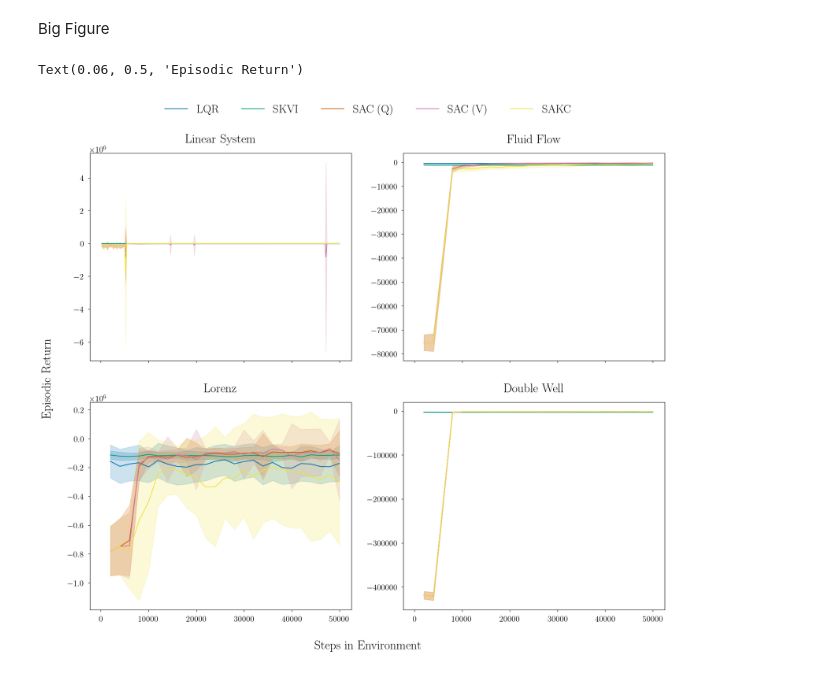
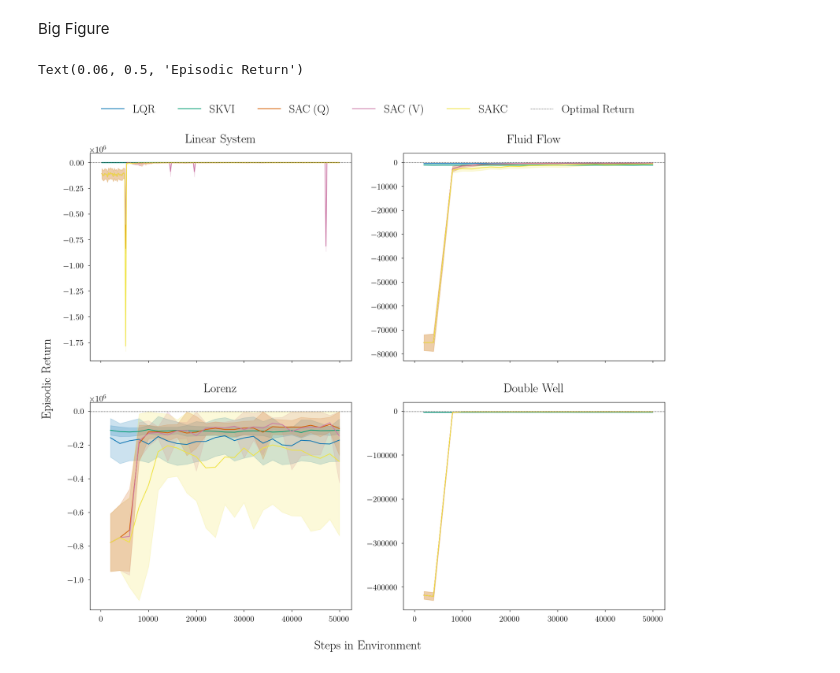
Before and after one commit to ludgerpaehler/KoopmanRLBenchmarking, a Jupyter notebook: evaluations/episodic_returns.ipynb, the cells around one changed output. Saved outputs shown, nothing was run; the diff lists cells and outputs as text; code cells hidden in the pictures.

Commit message:
Plotting Notebooks
Backing the notebooks for the plotting of the result figures up.

```diff
--- a/evaluations/episodic_returns.ipynb
+++ b/evaluations/episodic_returns.ipynb
@@ -164,6 +207,15 @@ ystd_lorenz_sac_v = sac_v_lorenz_df.std(axis=1)
 # SAKC
 ymean_lorenz_sakc = sakc_lorenz_df.mean(axis=1)
 ystd_lorenz_sakc = sakc_lorenz_df.std(axis=1)
+
+# Optimal return
+lorenz_optimal = np.max([
+    lqr_lorenz_df.max(axis=None),
+    skvi_lorenz_df.max(axis=None),
+    sac_q_lorenz_df.max(axis=None),
+    sac_v_lorenz_df.max(axis=None),
+    sakc_lorenz_df.max(axis=None)
+])
 # %% [markdown]
 Double Well:
 # %%
@@ -188,6 +240,15 @@ ystd_double_well_sac_v = sac_v_double_well_df.std(axis=1)
 # SAKC
 ymean_double_well_sakc = sakc_double_well_df.mean(axis=1)
 ystd_double_well_sakc = sakc_double_well_df.std(axis=1)
+
+# Optimal return
+double_well_optimal = np.max([
+    lqr_double_well_df.max(axis=None),
+    skvi_double_well_df.max(axis=None),
+    sac_q_double_well_df.max(axis=None),
+    sac_v_double_well_df.max(axis=None),
+    sakc_double_well_df.max(axis=None)
+])
 # %% [markdown]
 Big Figure
 # %%
@@ -195,62 +256,66 @@ fig, axes = plt.subplots(2, 2, figsize=(20, 16), sharex=True)
 
 # Linear System
 axes[0, 0].plot(lqr_linear_system_df.index, ymean_linear_system_lqr, color='#0072B2', label="LQR")
-axes[0, 0].fill_between(lqr_linear_system_df.index, ymean_linear_system_lqr - ystd_linear_system_lqr, ymean_linear_system_lqr + ystd_linear_system_lqr, color='#0072B2', alpha=.2)
+axes[0, 0].fill_between(lqr_linear_system_df.index, ymean_linear_system_lqr - ystd_linear_system_lqr, (ymean_linear_system_lqr + ystd_linear_system_lqr).clip(upper=linear_system_optimal), color='#0072B2', alpha=.2)
 axes[0, 0].plot(skvi_linear_system_df.index, ymean_linear_system_skvi, color='#009E73', label="SKVI")
-axes[0, 0].fill_between(skvi_linear_system_df.index, ymean_linear_system_skvi - ystd_linear_system_skvi, ymean_linear_system_skvi + ystd_linear_system_skvi, color='#0072B2', alpha=.2)
+axes[0, 0].fill_between(skvi_linear_system_df.index, ymean_linear_system_skvi - ystd_linear_system_skvi, (ymean_linear_system_skvi + ystd_linear_system_skvi).clip(upper=linear_system_optimal), color='#0072B2', alpha=.2)
 axes[0, 0].plot(sac_q_linear_system_df.index, ymean_linear_system_sac_q, color='#D55E00', label="SAC (Q)")
-axes[0, 0].fill_between(sac_q_linear_system_df.index, ymean_linear_system_sac_q - ystd_linear_system_sac_q, ymean_linear_system_sac_q + ystd_linear_system_sac_q, color='#D55E00', alpha=.2)
+axes[0, 0].fill_between(sac_q_linear_system_df.index, ymean_linear_system_sac_q - ystd_linear_system_sac_q, (ymean_linear_system_sac_q + ystd_linear_system_sac_q).clip(upper=linear_system_optimal), color='#D55E00', alpha=.2)
 axes[0, 0].plot(sac_v_linear_system_df.index, ymean_linear_system_sac_v, color='#CC79A7', label="SAC (V)")
-axes[0, 0].fill_between(sac_v_linear_system_df.index, ymean_linear_system_sac_v - ystd_linear_system_sac_v, ymean_linear_system_sac_v + ystd_linear_system_sac_v, color='#CC79A7', alpha=.2)
+axes[0, 0].fill_between(sac_v_linear_system_df.index, ymean_linear_system_sac_v - ystd_linear_system_sac_v, (ymean_linear_system_sac_v + ystd_linear_system_sac_v).clip(upper=linear_system_optimal), color='#CC79A7', alpha=.2)
 axes[0, 0].plot(sakc_linear_system_df.index, ymean_linear_system_sakc, color='#F0E442', label="SAKC")
-axes[0, 0].fill_between(sakc_linear_system_df.index, ymean_linear_system_sakc - ystd_linear_system_sakc, ymean_linear_system_sakc + ystd_linear_system_sakc, color='#F0E442', alpha=.2)
+axes[0, 0].fill_between(sakc_linear_system_df.index, ymean_linear_system_sakc - ystd_linear_system_sakc, (ymean_linear_system_sakc + ystd_linear_system_sakc).clip(upper=linear_system_optimal), color='#F0E442', alpha=.2)
 axes[0, 0].set_title('Linear System', fontsize=24, pad=20)
+axes[0, 0].axhline(linear_system_optimal, linestyle='-.', color='black', linewidth=0.5, label="Optimal Return")
 
 # Fluid Flow
 axes[0, 1].plot(lqr_fluid_flow_df.index, ymean_fluid_flow_lqr, color='#0072B2')
-axes[0, 1].fill_between(lqr_fluid_flow_df.index, ymean_fluid_flow_lqr - ystd_fluid_flow_lqr, ymean_fluid_flow_lqr + ystd_fluid_flow_lqr, color='#0072B2', alpha=.2)
+axes[0, 1].fill_between(lqr_fluid_flow_df.index, ymean_fluid_flow_lqr - ystd_fluid_flow_lqr, (ymean_fluid_flow_lqr + ystd_fluid_flow_lqr).clip(upper=fluid_flow_optimal), color='#0072B2', alpha=.2)
 axes[0, 1].plot(skvi_fluid_flow_df.index, ymean_fluid_flow_skvi, color='#009E73')
-axes[0, 1].fill_between(skvi_fluid_flow_df.index, ymean_fluid_flow_skvi - ystd_fluid_flow_skvi, ymean_fluid_flow_skvi + ystd_fluid_flow_skvi, color='#0072B2', alpha=.2)
+axes[0, 1].fill_between(skvi_fluid_flow_df.index, ymean_fluid_flow_skvi - ystd_fluid_flow_skvi, (ymean_fluid_flow_skvi + ystd_fluid_flow_skvi).clip(upper=fluid_flow_optimal), color='#0072B2', alpha=.2)
 axes[0, 1].plot(sac_q_fluid_flow_df.index, ymean_fluid_flow_sac_q, color='#D55E00')
-axes[0, 1].fill_between(sac_q_fluid_flow_df.index, ymean_fluid_flow_sac_q - ystd_fluid_flow_sac_q, ymean_fluid_flow_sac_q + ystd_fluid_flow_sac_q, color='#D55E00', alpha=.2)
+axes[0, 1].fill_between(sac_q_fluid_flow_df.index, ymean_fluid_flow_sac_q - ystd_fluid_flow_sac_q, (ymean_fluid_flow_sac_q + ystd_fluid_flow_sac_q).clip(upper=fluid_flow_optimal), color='#D55E00', alpha=.2)
 axes[0, 1].plot(sac_v_fluid_flow_df.index, ymean_fluid_flow_sac_v, color='#CC79A7')
-axes[0, 1].fill_between(sac_v_fluid_flow_df.index, ymean_fluid_flow_sac_v - ystd_fluid_flow_sac_v, ymean_fluid_flow_sac_v + ystd_fluid_flow_sac_v, color='#CC79A7', alpha=.2)
+axes[0, 1].fill_between(sac_v_fluid_flow_df.index, ymean_fluid_flow_sac_v - ystd_fluid_flow_sac_v, (ymean_fluid_flow_sac_v + ystd_fluid_flow_sac_v).clip(upper=fluid_flow_optimal), color='#CC79A7', alpha=.2)
 axes[0, 1].plot(sakc_fluid_flow_df.index, ymean_fluid_flow_sakc, color='#F0E442')
-axes[0, 1].fill_between(sakc_fluid_flow_df.index, ymean_fluid_flow_sakc - ystd_fluid_flow_sakc, ymean_fluid_flow_sakc + ystd_fluid_flow_sakc, color='#F0E442', alpha=.2)
+axes[0, 1].fill_between(sakc_fluid_flow_df.index, ymean_fluid_flow_sakc - ystd_fluid_flow_sakc, (ymean_fluid_flow_sakc + ystd_fluid_flow_sakc).clip(upper=fluid_flow_optimal), color='#F0E442', alpha=.2)
 axes[0, 1].set_title('Fluid Flow', fontsize=24, pad=20)
+axes[0, 1].axhline(fluid_flow_optimal, linestyle='-.', color='black', linewidth=0.5)
 
 # Lorenz
 axes[1, 0].plot(lqr_lorenz_df.index, ymean_lorenz_lqr, color='#0072B2')
-axes[1, 0].fill_between(lqr_lorenz_df.index, ymean_lorenz_lqr - ystd_lorenz_lqr, ymean_lorenz_lqr + ystd_lorenz_lqr, color='#0072B2', alpha=.2)
+axes[1, 0].fill_between(lqr_lorenz_df.index, ymean_lorenz_lqr - ystd_lorenz_lqr, (ymean_lorenz_lqr + ystd_lorenz_lqr).clip(upper=lorenz_optimal), color='#0072B2', alpha=.2)
 axes[1, 0].plot(skvi_lorenz_df.index, ymean_lorenz_skvi, color='#009E73')
-axes[1, 0].fill_between(skvi_lorenz_df.index, ymean_lorenz_skvi - ystd_lorenz_skvi, ymean_lorenz_skvi + ystd_lorenz_skvi, color='#0072B2', alpha=.2)
+axes[1, 0].fill_between(skvi_lorenz_df.index, ymean_lorenz_skvi - ystd_lorenz_skvi, (ymean_lorenz_skvi + ystd_lorenz_skvi).clip(upper=lorenz_optimal), color='#0072B2', alpha=.2)
 axes[1, 0].plot(sac_q_lorenz_df.index, ymean_lorenz_sac_q, color='#D55E00')
-axes[1, 0].fill_between(sac_q_lorenz_df.index, ymean_lorenz_sac_q - ystd_lorenz_sac_q, ymean_lorenz_sac_q + ystd_lorenz_sac_q, color='#D55E00', alpha=.2)
+axes[1, 0].fill_between(sac_q_lorenz_df.index, ymean_lorenz_sac_q - ystd_lorenz_sac_q, (ymean_lorenz_sac_q + ystd_lorenz_sac_q).clip(upper=lorenz_optimal), color='#D55E00', alpha=.2)
 axes[1, 0].plot(sac_v_lorenz_df.index, ymean_lorenz_sac_v, color='#CC79A7')
-axes[1, 0].fill_between(sac_v_lorenz_df.index, ymean_lorenz_sac_v - ystd_lorenz_sac_v, ymean_lorenz_sac_v + ystd_lorenz_sac_v, color='#CC79A7', alpha=.2)
+axes[1, 0].fill_between(sac_v_lorenz_df.index, ymean_lorenz_sac_v - ystd_lorenz_sac_v, (ymean_lorenz_sac_v + ystd_lorenz_sac_v).clip(upper=lorenz_optimal), color='#CC79A7', alpha=.2)
 axes[1, 0].plot(sakc_lorenz_df.index, ymean_lorenz_sakc, color='#F0E442')
-axes[1, 0].fill_between(sakc_lorenz_df.index, ymean_lorenz_sakc - ystd_lorenz_sakc, ymean_lorenz_sakc + ystd_lorenz_sakc, color='#F0E442', alpha=.2)
+axes[1, 0].fill_between(sakc_lorenz_df.index, ymean_lorenz_sakc - ystd_lorenz_sakc, (ymean_lorenz_sakc + ystd_lorenz_sakc).clip(upper=lorenz_optimal), color='#F0E442', alpha=.2)
 axes[1, 0].set_title('Lorenz', fontsize=24, pad=20)
+axes[1, 0].axhline(lorenz_optimal, linestyle='-.', color='black', linewidth=0.5)
 
 # Double Well
 axes[1, 1].plot(lqr_double_well_df.index, ymean_double_well_lqr, color='#0072B2')
-axes[1, 1].fill_between(lqr_double_well_df.index, ymean_double_well_lqr - ystd_double_well_lqr, ymean_double_well_lqr + ystd_double_well_lqr, color='#0072B2', alpha=.2)
+axes[1, 1].fill_between(lqr_double_well_df.index, ymean_double_well_lqr - ystd_double_well_lqr, (ymean_double_well_lqr + ystd_double_well_lqr).clip(upper=double_well_optimal), color='#0072B2', alpha=.2)
 axes[1, 1].plot(skvi_double_well_df.index, ymean_double_well_skvi, color='#009E73')
-axes[1, 1].fill_between(skvi_double_well_df.index, ymean_double_well_skvi - ystd_double_well_skvi, ymean_double_well_skvi + ystd_double_well_skvi, color='#0072B2', alpha=.2)
+axes[1, 1].fill_between(skvi_double_well_df.index, ymean_double_well_skvi - ystd_double_well_skvi, (ymean_double_well_skvi + ystd_double_well_skvi).clip(upper=double_well_optimal), color='#0072B2', alpha=.2)
 axes[1, 1].plot(sac_q_double_well_df.index, ymean_double_well_sac_q, color='#D55E00')
-axes[1, 1].fill_between(sac_q_double_well_df.index, ymean_double_well_sac_q - ystd_double_well_sac_q, ymean_double_well_sac_q + ystd_double_well_sac_q, color='#D55E00', alpha=.2)
+axes[1, 1].fill_between(sac_q_double_well_df.index, ymean_double_well_sac_q - ystd_double_well_sac_q, (ymean_double_well_sac_q + ystd_double_well_sac_q).clip(upper=double_well_optimal), color='#D55E00', alpha=.2)
 axes[1, 1].plot(sac_v_double_well_df.index, ymean_double_well_sac_v, color='#CC79A7')
-axes[1, 1].fill_between(sac_v_double_well_df.index, ymean_double_well_sac_v - ystd_double_well_sac_v, ymean_double_well_sac_v + ystd_double_well_sac_v, color='#CC79A7', alpha=.2)
+axes[1, 1].fill_between(sac_v_double_well_df.index, ymean_double_well_sac_v - ystd_double_well_sac_v, (ymean_double_well_sac_v + ystd_double_well_sac_v).clip(upper=double_well_optimal), color='#CC79A7', alpha=.2)
 axes[1, 1].plot(sakc_double_well_df.index, ymean_double_well_sakc, color='#F0E442')
-axes[1, 1].fill_between(sakc_double_well_df.index, ymean_double_well_sakc - ystd_double_well_sakc, ymean_double_well_sakc + ystd_double_well_sakc, color='#F0E442', alpha=.2)
+axes[1, 1].fill_between(sakc_double_well_df.index, ymean_double_well_sakc - ystd_double_well_sakc, (ymean_double_well_sakc + ystd_double_well_sakc).clip(upper=double_well_optimal), color='#F0E442', alpha=.2)
 axes[1, 1].set_title('Double Well', fontsize=24, pad=20)
+axes[1, 1].axhline(double_well_optimal, linestyle='-.', color='black', linewidth=0.5)
 
 # Legend
-fig.legend(loc='upper center', bbox_to_anchor=(0.5, 0.98), ncol=5, fontsize=22, frameon=False)
+fig.legend(loc='upper center', bbox_to_anchor=(0.5, 0.98), ncol=6, fontsize=22, frameon=False)
 
 # Major x-, and y-labels
 fig.supxlabel('Steps in Environment', fontsize=24, y=0.04)
 fig.supylabel('Episodic Return', fontsize=24, x=0.06)
 # %% [output]
 Text(0.06, 0.5, 'Episodic Return')
-[figure, old version]
+[figure, new version]
```
Also changed, not shown: parts of 5 cells of this notebook, 2 other files.
